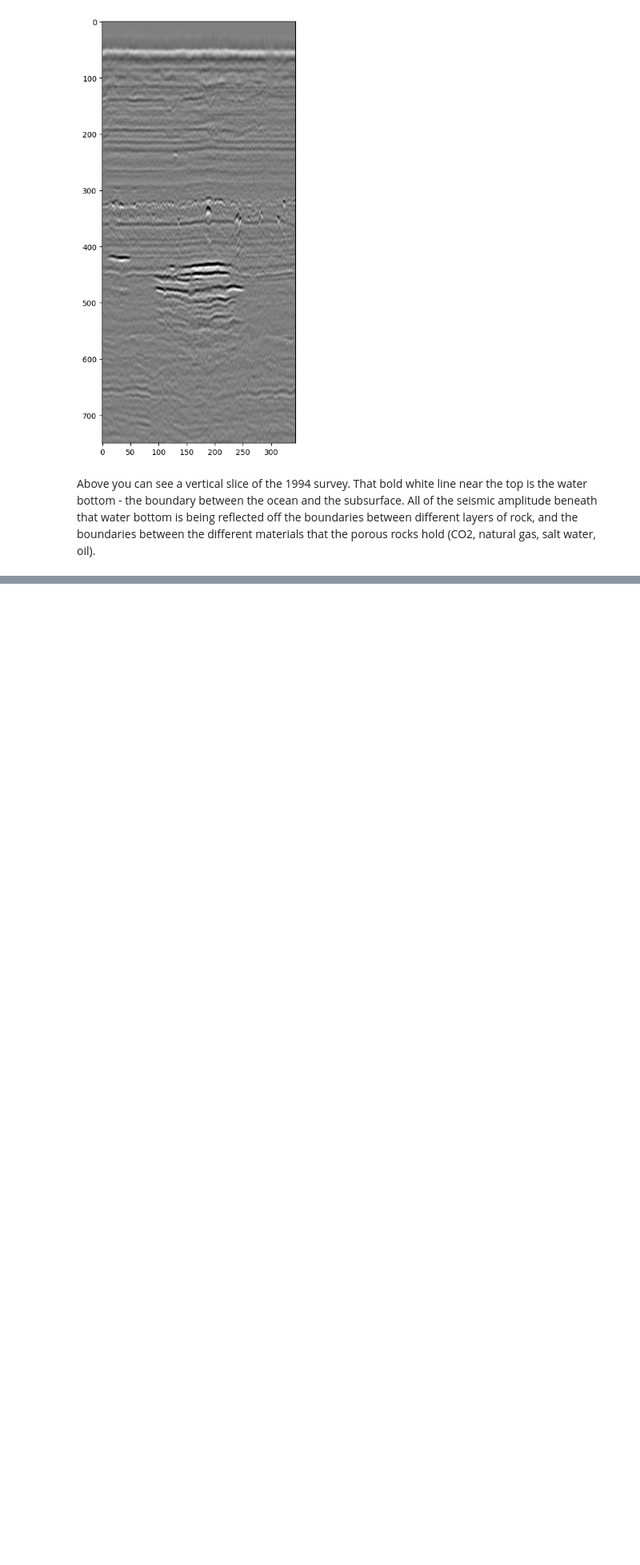
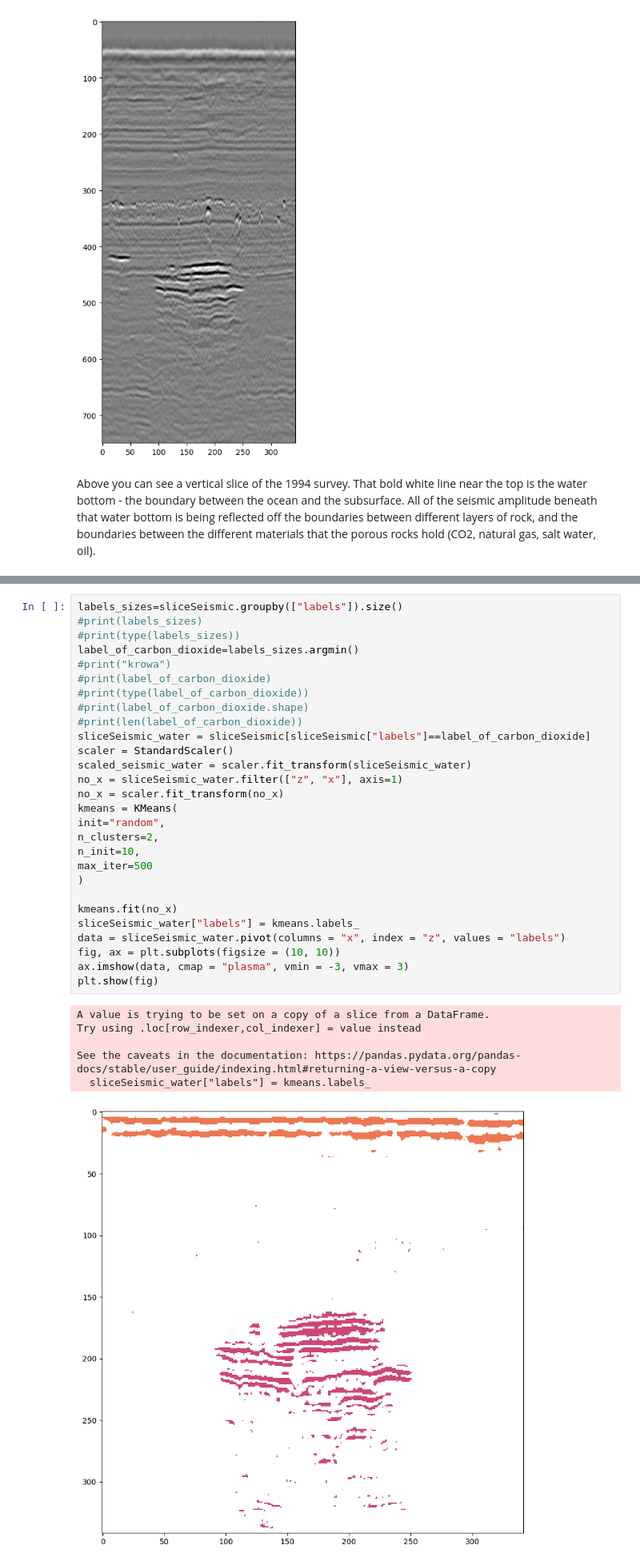
Before and after one commit to alvaromartinangulo/HelloWorldHack, a Jupyter notebook: HWH_CGG/challenge.ipynb, the cells around one changed output, grey strips where cells are left out. Shown: that part at 80% size. Cells and saved outputs as stored; diff of their text form; blank space fills up the shorter version.

Commit message:
Second pass of k-means to split water and carbon d ioxide

```diff
--- a/HWH_CGG/challenge.ipynb
+++ b/HWH_CGG/challenge.ipynb
@@ -116,0 +117,35 @@ See the caveats in the documentation: https://pandas.pydata.org/pandas-docs/stab
+# %%
+labels_sizes=sliceSeismic.groupby(["labels"]).size()
+#print(labels_sizes)
+#print(type(labels_sizes))
+label_of_carbon_dioxide=labels_sizes.argmin()
+#print("krowa")
+#print(label_of_carbon_dioxide)
+#print(type(label_of_carbon_dioxide))
+#print(label_of_carbon_dioxide.shape)
+#print(len(label_of_carbon_dioxide))
+sliceSeismic_water = sliceSeismic[sliceSeismic["labels"]==label_of_carbon_dioxide]
+scaler = StandardScaler()
+scaled_seismic_water = scaler.fit_transform(sliceSeismic_water)
+no_x = sliceSeismic_water.filter(["z", "x"], axis=1)
+no_x = scaler.fit_transform(no_x)
+kmeans = KMeans(
+init="random",
+n_clusters=2,
+n_init=10,
+max_iter=500
+)
+
+kmeans.fit(no_x)
+sliceSeismic_water["labels"] = kmeans.labels_
+data = sliceSeismic_water.pivot(columns = "x", index = "z", values = "labels")
+fig, ax = plt.subplots(figsize = (10, 10))
+ax.imshow(data, cmap = "plasma", vmin = -3, vmax = 3)
+plt.show(fig)
+# %% [output]
+A value is trying to be set on a copy of a slice from a DataFrame.
+Try using .loc[row_indexer,col_indexer] = value instead
+
+See the caveats in the documentation: https://pandas.pydata.org/pandas-docs/stable/user_guide/indexing.html#returning-a-view-versus-a-copy
+  sliceSeismic_water["labels"] = kmeans.labels_
+[figure, added]
```
Also changed, not shown: parts of 2 cells of this notebook.
